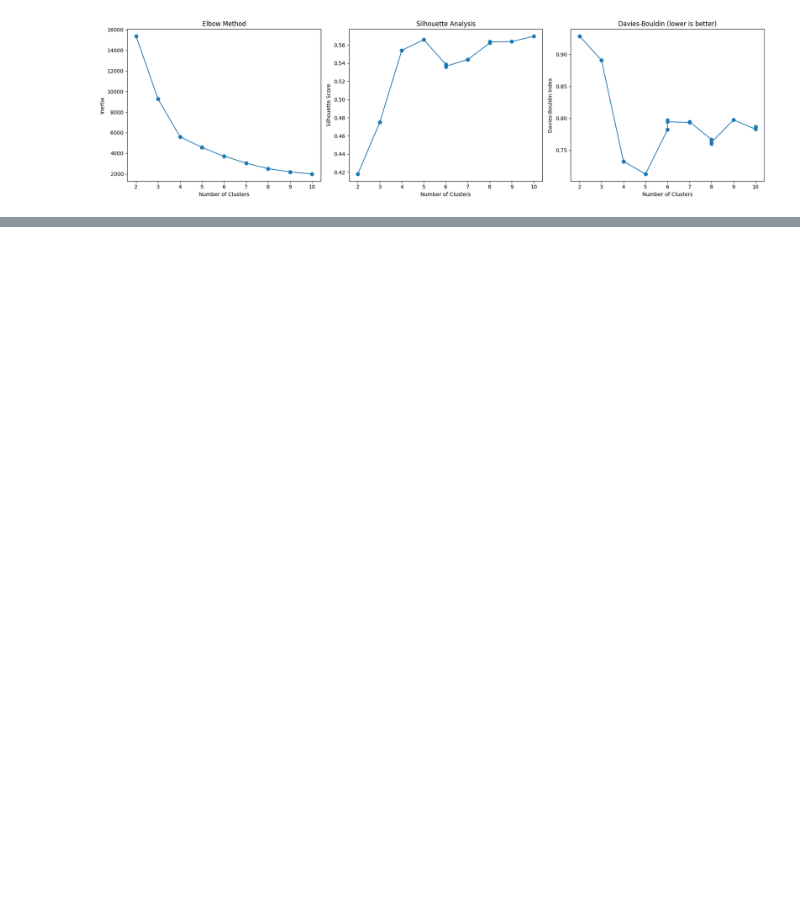
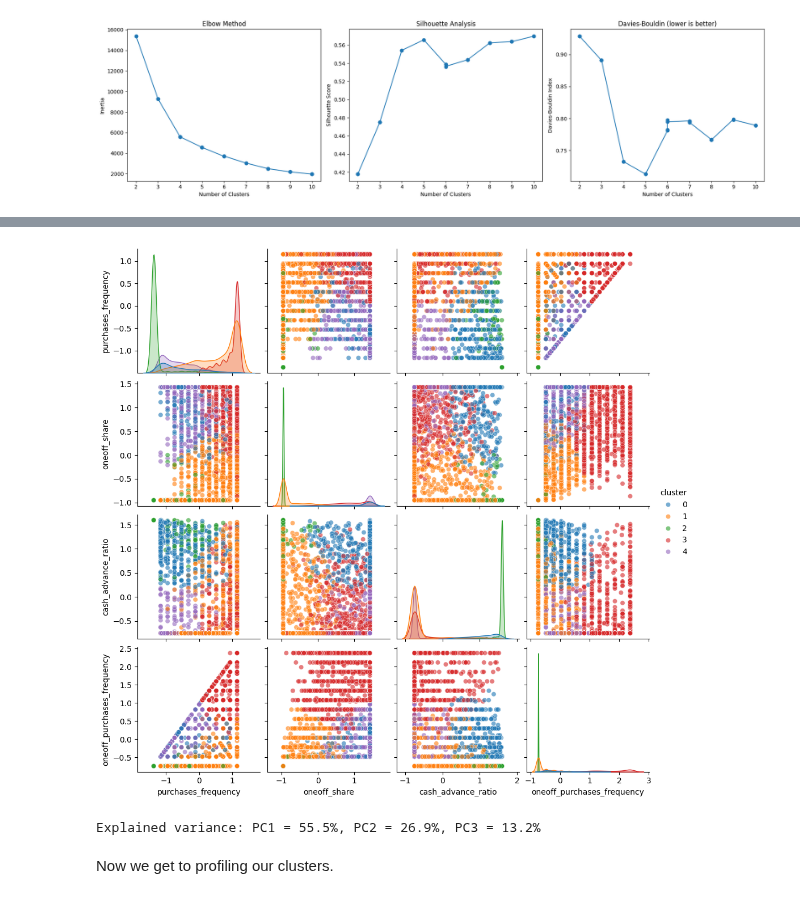
Before and after one commit to MohammadErfanRashidi/Credit-Card-Customer-Segmentation, a Jupyter notebook: notebooks/modeling.ipynb, the cells around one changed output, grey strips where cells are left out. Cells and saved outputs as stored; diff of their text form; code cells hidden in the pictures; blank space fills up the shorter version.

```diff
--- a/notebooks/modeling.ipynb
+++ b/notebooks/modeling.ipynb
@@ -98,0 +237,29 @@ plt.show()
+# %%
+# Pairplot
+sns.pairplot(
+    df,
+    vars = features_cols,
+    hue = 'cluster',
+    palette = 'tab10',
+    diag_kind = 'kde',
+    plot_kws = {'alpha': 0.6}
+)
+
+plt.show()
+# %% [output]
+[figure, added]
+# %%
+# 3D plot of our clusters
+pca_3d = PCA(n_components = 3)
+X_pca_3d = pca_3d.fit_transform(X)
+
+# Create dataframe again
+df_pca3 = df[['cluster']].copy()
+df_pca3['PC1'] = X_pca_3d[:, 0]
+df_pca3['PC2'] = X_pca_3d[:, 1]
+df_pca3['PC3'] = X_pca_3d[:, 2]
+
+expl_var = pca_3d.explained_variance_ratio_ * 100
+print(f'Explained variance: PC1 = {expl_var[0]:.1f}%, PC2 = {expl_var[1]:.1f}%, PC3 = {expl_var[2]:.1f}%')
+# %% [output]
+Explained variance: PC1 = 55.5%, PC2 = 26.9%, PC3 = 13.2%
@@ -98,0 +283,2 @@ plt.show()
+# %% [markdown]
+Now we get to profiling our clusters.
```
Also changed, not shown: parts of 25 cells of this notebook, 3 other files.
